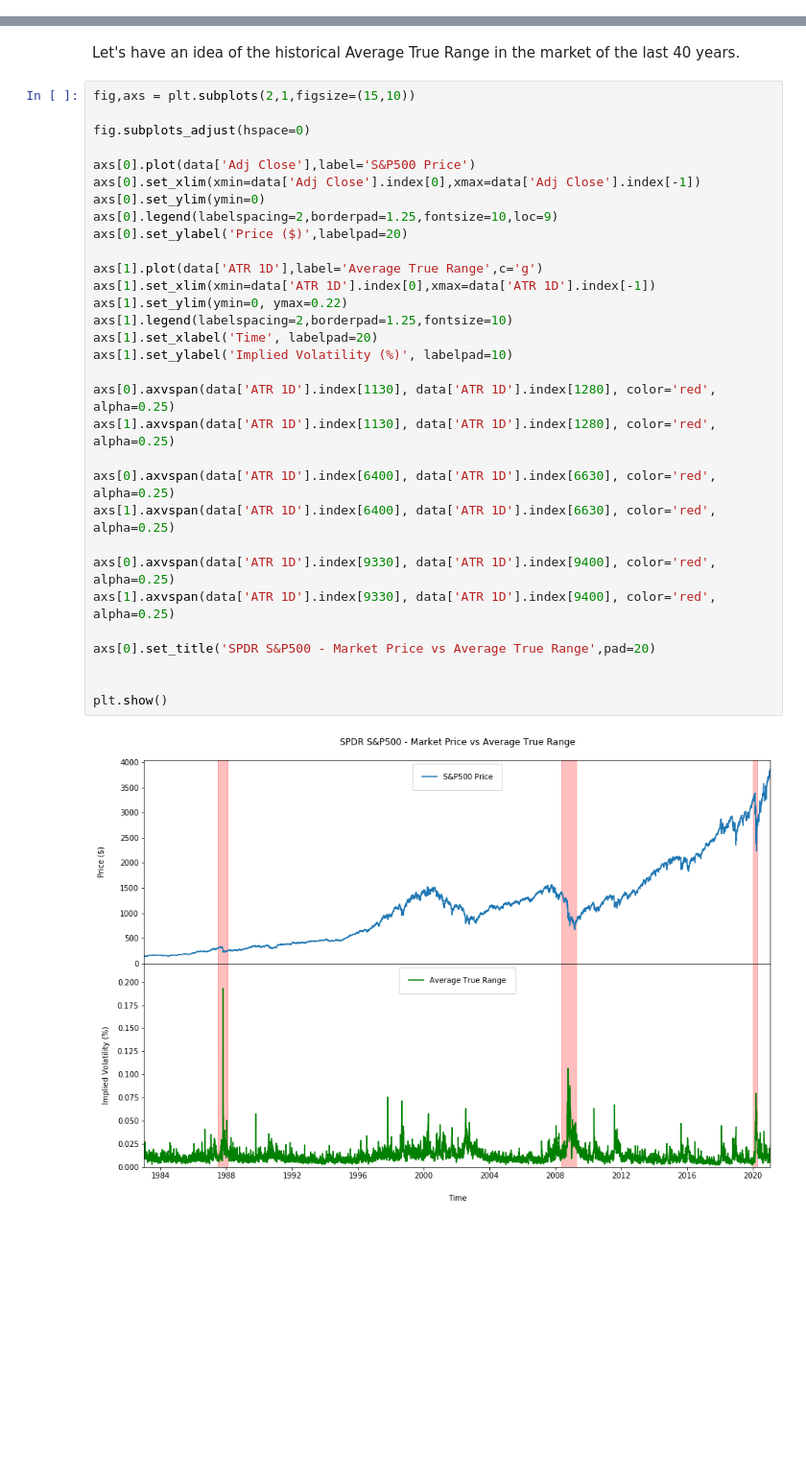
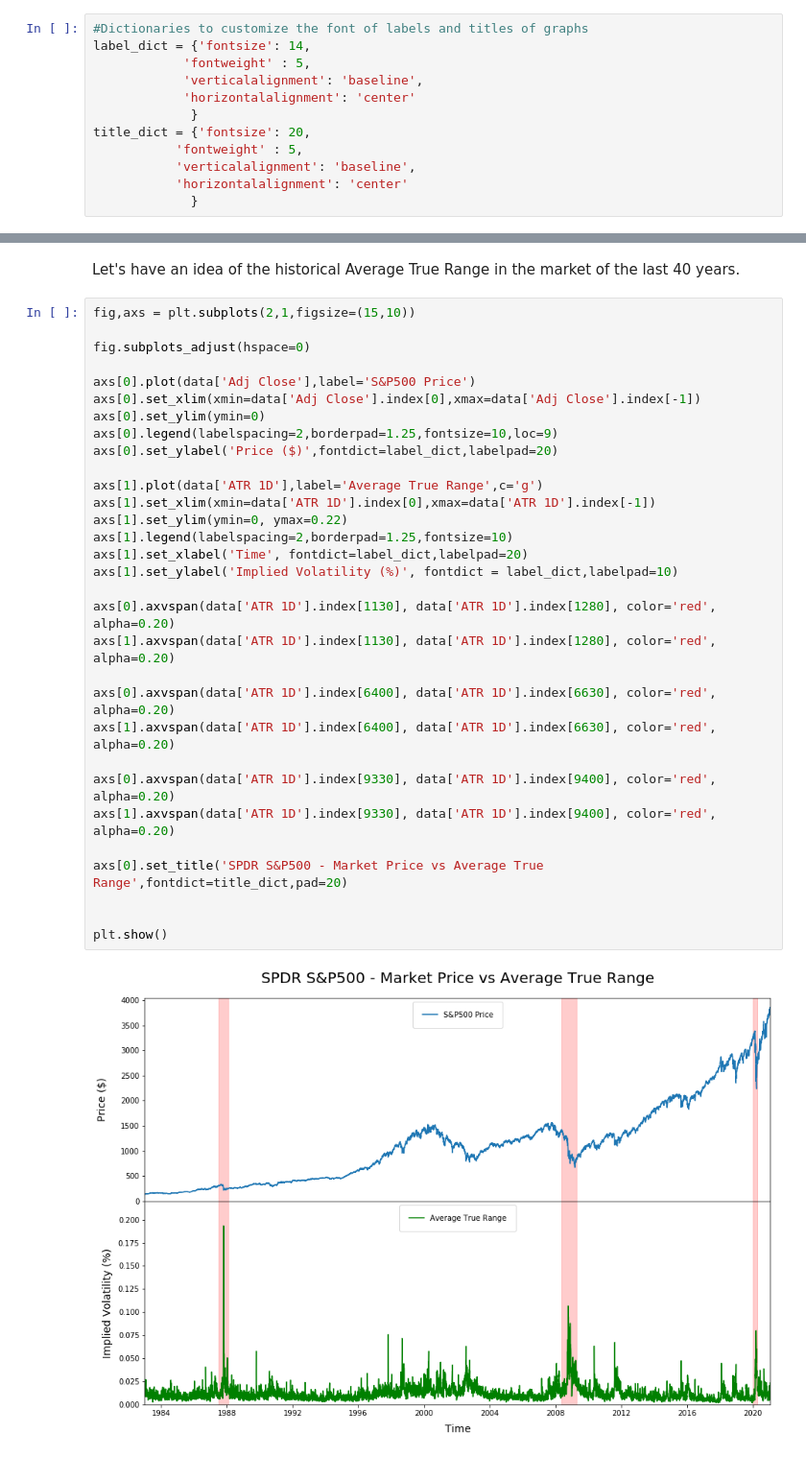
Before and after one commit to mauedu93/Average_True_Range, a Jupyter notebook: Average True Range.ipynb, the cells around one changed output, grey strips where cells are left out. Shown at 96% size. Drawn from its saved outputs; the diff is of its cells as text; blank space fills up the shorter version.

```diff
--- a/Average True Range.ipynb
+++ b/Average True Range.ipynb
@@ -12,6 +12,18 @@ import pandas as pd
 import matplotlib.pyplot as plt
 import mplfinance as mpf
 from pandas_datareader import data as wb
+# %%
+#Dictionaries to customize the font of labels and titles of graphs
+label_dict = {'fontsize': 14,
+            'fontweight' : 5,
+            'verticalalignment': 'baseline',
+            'horizontalalignment': 'center'
+             }
+title_dict = {'fontsize': 20,
+           'fontweight' : 5,
+           'verticalalignment': 'baseline',
+           'horizontalalignment': 'center'
+             }
 # %% [markdown]
 The analysis presented in this notebook is for the S&P500 over a period of 38 years, from 1983 to 2021. This period of time will give us an idea of how the volatility has changed in the market in the last four decades.
 # %%
@@ -85,33 +97,33 @@ Let's have an idea of the historical Average True Range in the market of the las
 # %%
 fig,axs = plt.subplots(2,1,figsize=(15,10))
 
 fig.subplots_adjust(hspace=0)
 
 axs[0].plot(data['Adj Close'],label='S&P500 Price')
 axs[0].set_xlim(xmin=data['Adj Close'].index[0],xmax=data['Adj Close'].index[-1])
 axs[0].set_ylim(ymin=0)
 axs[0].legend(labelspacing=2,borderpad=1.25,fontsize=10,loc=9)
-axs[0].set_ylabel('Price ($)',labelpad=20)
+axs[0].set_ylabel('Price ($)',fontdict=label_dict,labelpad=20)
 
 axs[1].plot(data['ATR 1D'],label='Average True Range',c='g')
 axs[1].set_xlim(xmin=data['ATR 1D'].index[0],xmax=data['ATR 1D'].index[-1])
 axs[1].set_ylim(ymin=0, ymax=0.22)
 axs[1].legend(labelspacing=2,borderpad=1.25,fontsize=10)
-axs[1].set_xlabel('Time', labelpad=20)
-axs[1].set_ylabel('Implied Volatility (%)', labelpad=10)
+axs[1].set_xlabel('Time', fontdict=label_dict,labelpad=20)
+axs[1].set_ylabel('Implied Volatility (%)', fontdict = label_dict,labelpad=10)
 
-axs[0].axvspan(data['ATR 1D'].index[1130], data['ATR 1D'].index[1280], color='red', alpha=0.25)
-axs[1].axvspan(data['ATR 1D'].index[1130], data['ATR 1D'].index[1280], color='red', alpha=0.25)
+axs[0].axvspan(data['ATR 1D'].index[1130], data['ATR 1D'].index[1280], color='red', alpha=0.20)
+axs[1].axvspan(data['ATR 1D'].index[1130], data['ATR 1D'].index[1280], color='red', alpha=0.20)
 
-axs[0].axvspan(data['ATR 1D'].index[6400], data['ATR 1D'].index[6630], color='red', alpha=0.25)
-axs[1].axvspan(data['ATR 1D'].index[6400], data['ATR 1D'].index[6630], color='red', alpha=0.25)
+axs[0].axvspan(data['ATR 1D'].index[6400], data['ATR 1D'].index[6630], color='red', alpha=0.20)
+axs[1].axvspan(data['ATR 1D'].index[6400], data['ATR 1D'].index[6630], color='red', alpha=0.20)
 
-axs[0].axvspan(data['ATR 1D'].index[9330], data['ATR 1D'].index[9400], color='red', alpha=0.25)
-axs[1].axvspan(data['ATR 1D'].index[9330], data['ATR 1D'].index[9400], color='red', alpha=0.25)
+axs[0].axvspan(data['ATR 1D'].index[9330], data['ATR 1D'].index[9400], color='red', alpha=0.20)
+axs[1].axvspan(data['ATR 1D'].index[9330], data['ATR 1D'].index[9400], color='red', alpha=0.20)
 
-axs[0].set_title('SPDR S&P500 - Market Price vs Average True Range',pad=20)
+axs[0].set_title('SPDR S&P500 - Market Price vs Average True Range',fontdict=title_dict,pad=20)
 
 
 plt.show()
 # %% [output]
-[figure, old version]
+[figure, new version]
```
Also changed, not shown: parts of 4 cells of this notebook.
